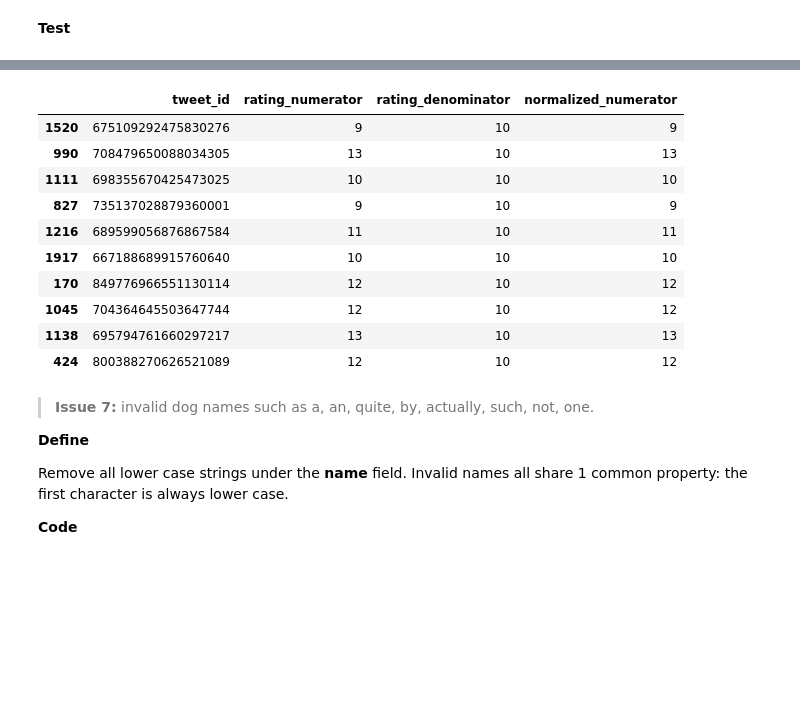
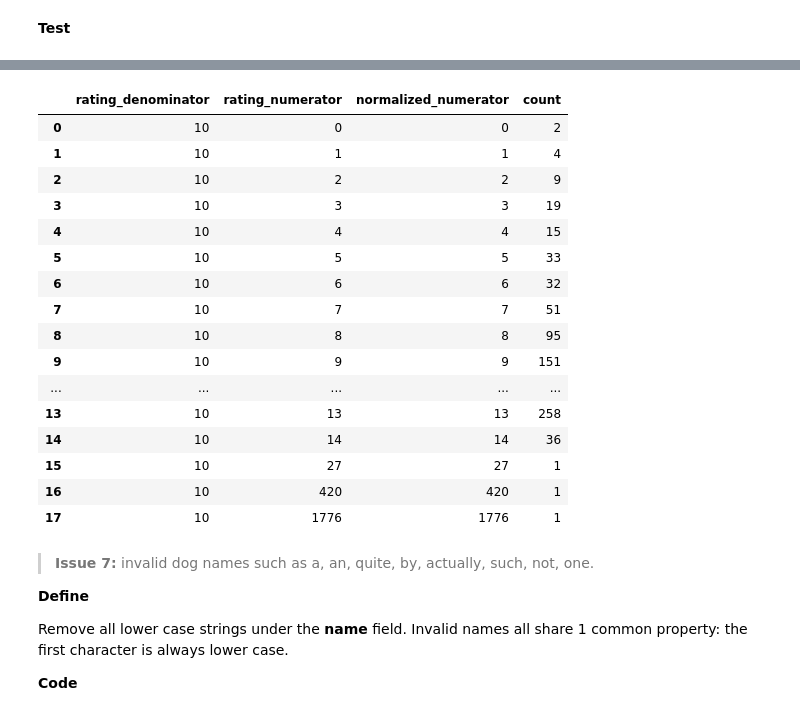
Before and after one commit to aeglon97/Wrangle-Analyze-Twitter-WeRateDogs, a Jupyter notebook: wrangle_act.ipynb, the cells around one changed output, grey strips where cells are left out. Drawn from its saved outputs; the diff is of its cells as text; code cells hidden in the pictures; blank space fills up the shorter version.

```diff
--- a/wrangle_act.ipynb
+++ b/wrangle_act.ipynb
@@ -35,3 +37,3 @@ with open(os.path.join('./', url.split('/')[-1]), mode='wb') as file:
     file.write(r.content)
 # %%
-image_predictions = pd.read_csv('image-predictions.tsv', sep='\t')
+image_predictions = pd.read_csv('./data/image-predictions.tsv', sep='\t')
@@ -79,16 +79,15 @@ auth.set_access_token(access_token, access_secret)
 
 api = tweepy.API(auth, wait_on_rate_limit=True, wait_on_rate_limit_notify=True)
 # %%
-#save JSON tweet data to tweet_json.txt
-
-tweet_ids = twitter_archive.tweet_id
+#save JSON tweet data to tweet-json.txt
+tweet_ids = arc.tweet_id
 num_success = 0
 num_errors = 0
 
 start_time = datetime.now()
 
-with open('error_file.txt', 'w', encoding='utf-8') as errfile:
-    with open('tweet_json.txt', 'w', encoding='utf-8') as outfile:
+with open('./data/logs/error-file.txt', 'w', encoding='utf-8') as errfile:
+    with open('./data/tweet-json.txt', 'w', encoding='utf-8') as outfile:
         for tweet_id in tweet_ids:
             try:
                 tweet = api.get_status(tweet_id)
@@ -168,7 +167,7 @@ Invalid tweets: 22
 #read tweet_json data into a list of tweet JSONs
 all_tweets = []
 
-for line in open('tweet_json.txt', 'r', encoding = 'utf-8'):
+for line in open('./data/tweet-json.txt', 'r', encoding = 'utf-8'):
     json_data = json.loads(json.loads(line))
     all_tweets.append(json_data)
 # %%
@@ -660,7 +642,7 @@ time_const.sample(20)
 - dog breeds under the **p1** column have untidy formatting.
 # %%
 #before cleaning, create a clean copy of each DataFrame
-arc_clean = twitter_archive.copy()
+arc_clean = arc.copy()
 img_clean = image_predictions.copy()
 tweets_clean = tweet_fields.copy()
 # %% [markdown]
@@ -1056,18 +1039,24 @@ arc_clean.query('rating_denominator != 10')[['tweet_id', 'rating_numerator', 'ra
 # %%
-#for denominators with 10, verify that numerators are unchanged
-arc_clean.query('rating_denominator == 10')[['tweet_id', 'rating_numerator', 'rating_denominator', 'normalized_numerator']].sample(10)
+#for denominators with 10, verify that raw and normalized numerators are unchanged and have consistent counts
+arc_clean.query('rating_denominator == 10').groupby(['rating_denominator', 'rating_numerator', 'normalized_numerator']).count().tweet_id.reset_index(name = 'count')
 # %% [output]
-|  | tweet_id | rating_numerator | rating_denominator | normalized_numerator |
-| 1520 | 675109292475830276 | 9 | 10 | 9 |
-| 990 | 708479650088034305 | 13 | 10 | 13 |
-| 1111 | 698355670425473025 | 10 | 10 | 10 |
-| 827 | 735137028879360001 | 9 | 10 | 9 |
-| 1216 | 689599056876867584 | 11 | 10 | 11 |
-| 1917 | 667188689915760640 | 10 | 10 | 10 |
-| 170 | 849776966551130114 | 12 | 10 | 12 |
-| 1045 | 704364645503647744 | 12 | 10 | 12 |
-| 1138 | 695794761660297217 | 13 | 10 | 13 |
-| 424 | 800388270626521089 | 12 | 10 | 12 |
+|  | rating_denominator | rating_numerator | normalized_numerator | count |
+| 0 | 10 | 0 | 0 | 2 |
+| 1 | 10 | 1 | 1 | 4 |
+| 2 | 10 | 2 | 2 | 9 |
+| 3 | 10 | 3 | 3 | 19 |
+| 4 | 10 | 4 | 4 | 15 |
+| 5 | 10 | 5 | 5 | 33 |
+| 6 | 10 | 6 | 6 | 32 |
+| 7 | 10 | 7 | 7 | 51 |
+| 8 | 10 | 8 | 8 | 95 |
+| 9 | 10 | 9 | 9 | 151 |
+| ... | ... | ... | ... | ... |
+| 13 | 10 | 13 | 13 | 258 |
+| 14 | 10 | 14 | 14 | 36 |
+| 15 | 10 | 27 | 27 | 1 |
+| 16 | 10 | 420 | 420 | 1 |
+| 17 | 10 | 1776 | 1776 | 1 |
 # %% [markdown]
 > **Issue 7:** invalid dog names such as a, an, quite, by, actually, such, not, one.
 
```
Also changed, not shown: parts of 139 cells of this notebook, 7 other files.
